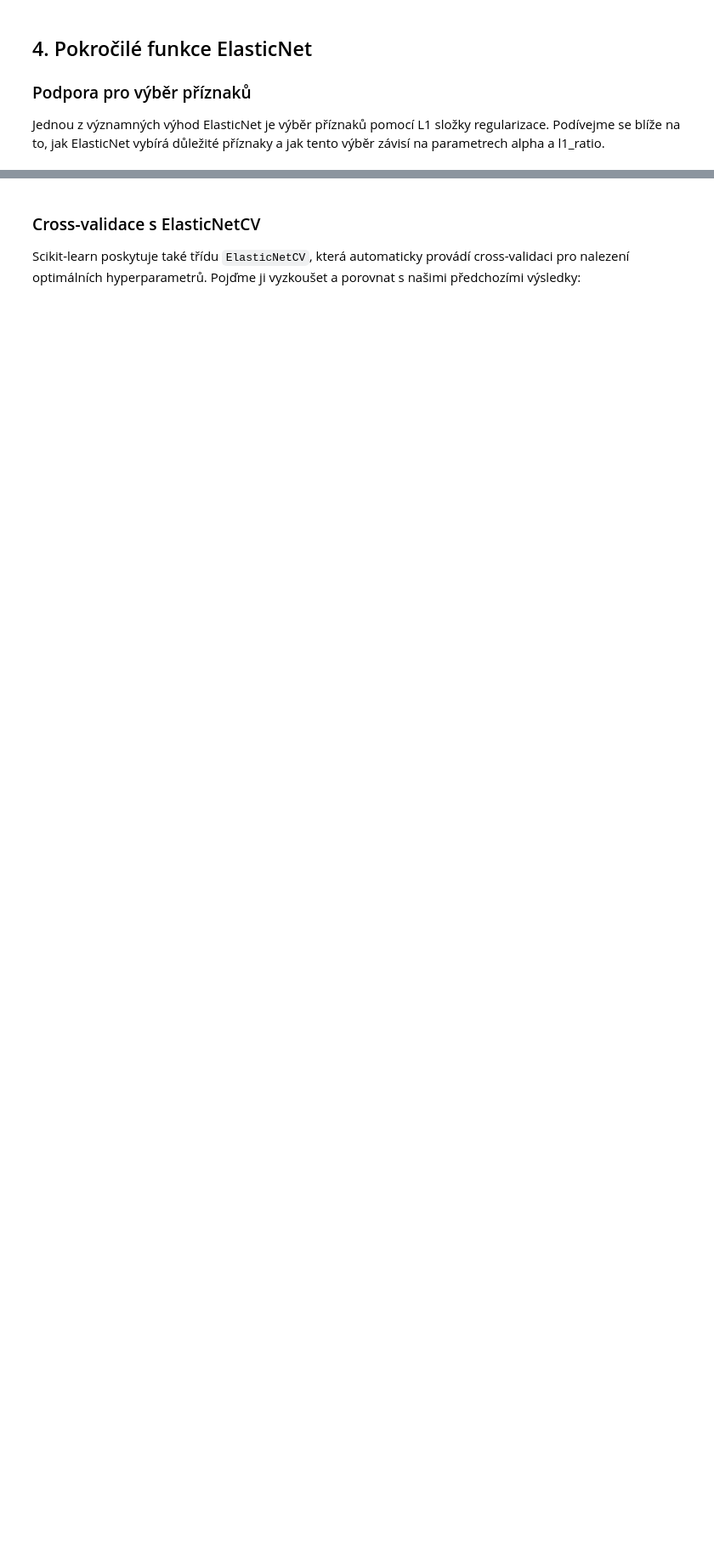
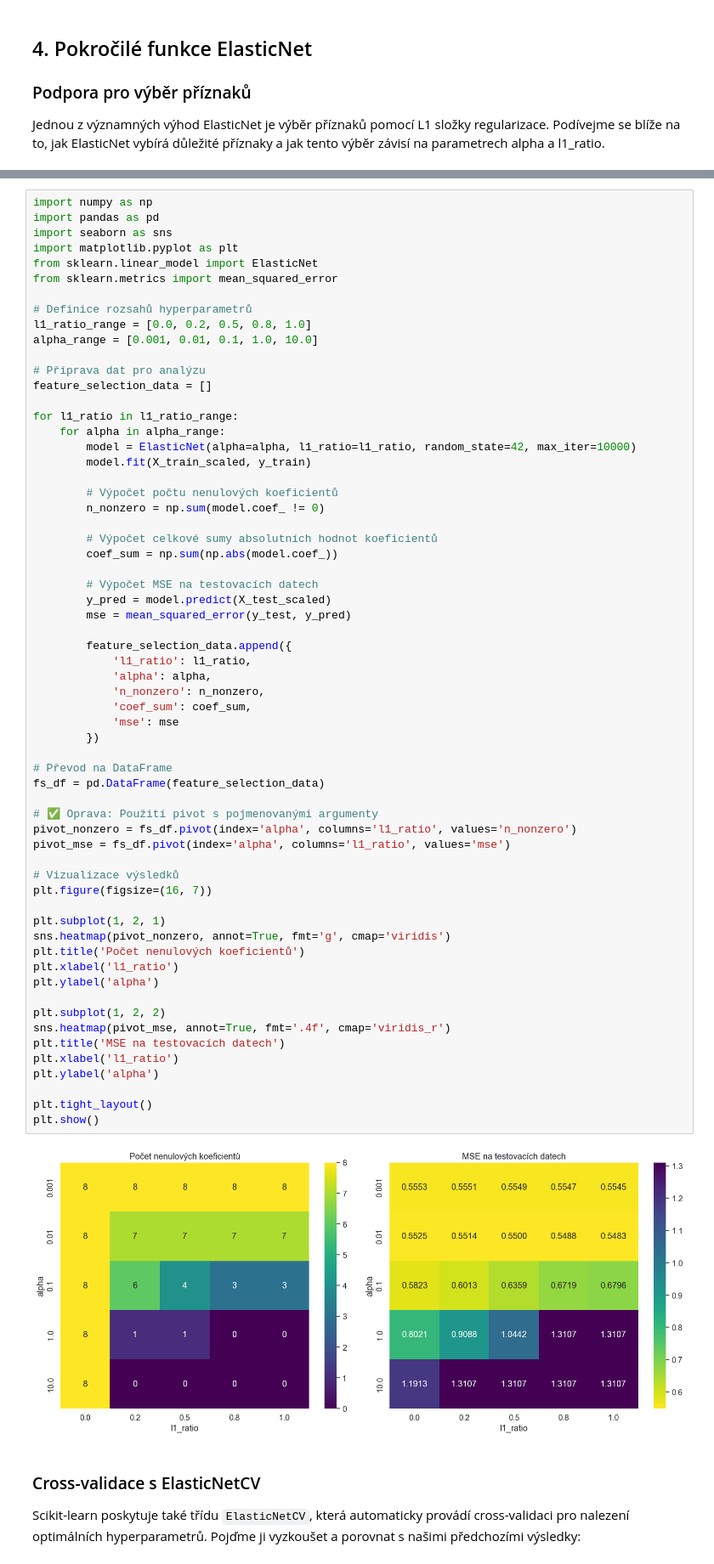
Before and after one commit to pavelklos/ai-ml, a Jupyter notebook: 9-SCIKIT-LEARN/02.02-Regression-ElasticNet.ipynb, the cells around one changed output, grey strips where cells are left out. Shown at 85% size. Drawn from its saved outputs; the diff is of its cells as text; blank space fills up the shorter version.

```diff
--- a/9-SCIKIT-LEARN/02.02-Regression-ElasticNet.ipynb
+++ b/9-SCIKIT-LEARN/02.02-Regression-ElasticNet.ipynb
@@ -427,3 +607,67 @@ plt.show()
+# %%
+import numpy as np
+import pandas as pd
+import seaborn as sns
+import matplotlib.pyplot as plt
+from sklearn.linear_model import ElasticNet
+from sklearn.metrics import mean_squared_error
+
+# Definice rozsahů hyperparametrů
+l1_ratio_range = [0.0, 0.2, 0.5, 0.8, 1.0]
+alpha_range = [0.001, 0.01, 0.1, 1.0, 10.0]
+
+# Příprava dat pro analýzu
+feature_selection_data = []
+
+for l1_ratio in l1_ratio_range:
+    for alpha in alpha_range:
+        model = ElasticNet(alpha=alpha, l1_ratio=l1_ratio, random_state=42, max_iter=10000)
+        model.fit(X_train_scaled, y_train)
+
+        # Výpočet počtu nenulových koeficientů
+        n_nonzero = np.sum(model.coef_ != 0)
+
+        # Výpočet celkové sumy absolutních hodnot koeficientů
+        coef_sum = np.sum(np.abs(model.coef_))
+
+        # Výpočet MSE na testovacích datech
+        y_pred = model.predict(X_test_scaled)
+        mse = mean_squared_error(y_test, y_pred)
+
+        feature_selection_data.append({
+            'l1_ratio': l1_ratio,
+            'alpha': alpha,
+            'n_nonzero': n_nonzero,
+            'coef_sum': coef_sum,
+            'mse': mse
+        })
+
+# Převod na DataFrame
+fs_df = pd.DataFrame(feature_selection_data)
+
+# ✅ Oprava: Použití pivot s pojmenovanými argumenty
+pivot_nonzero = fs_df.pivot(index='alpha', columns='l1_ratio', values='n_nonzero')
+pivot_mse = fs_df.pivot(index='alpha', columns='l1_ratio', values='mse')
+
+# Vizualizace výsledků
+plt.figure(figsize=(16, 7))
+
+plt.subplot(1, 2, 1)
+sns.heatmap(pivot_nonzero, annot=True, fmt='g', cmap='viridis')
+plt.title('Počet nenulových koeficientů')
+plt.xlabel('l1_ratio')
+plt.ylabel('alpha')
+
+plt.subplot(1, 2, 2)
+sns.heatmap(pivot_mse, annot=True, fmt='.4f', cmap='viridis_r')
+plt.title('MSE na testovacích datech')
+plt.xlabel('l1_ratio')
+plt.ylabel('alpha')
+
+plt.tight_layout()
+plt.show()
+# %% [output]
+[figure, added]
 # %% [markdown]
 ### Cross-validace s ElasticNetCV
 
```
Also changed, not shown: parts of 25 cells of this notebook, 1 other file.
